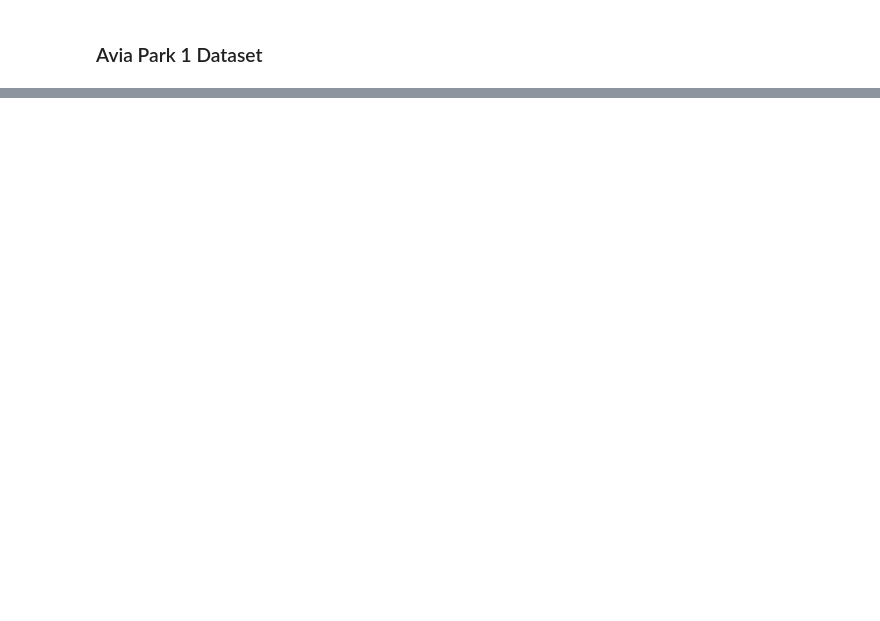
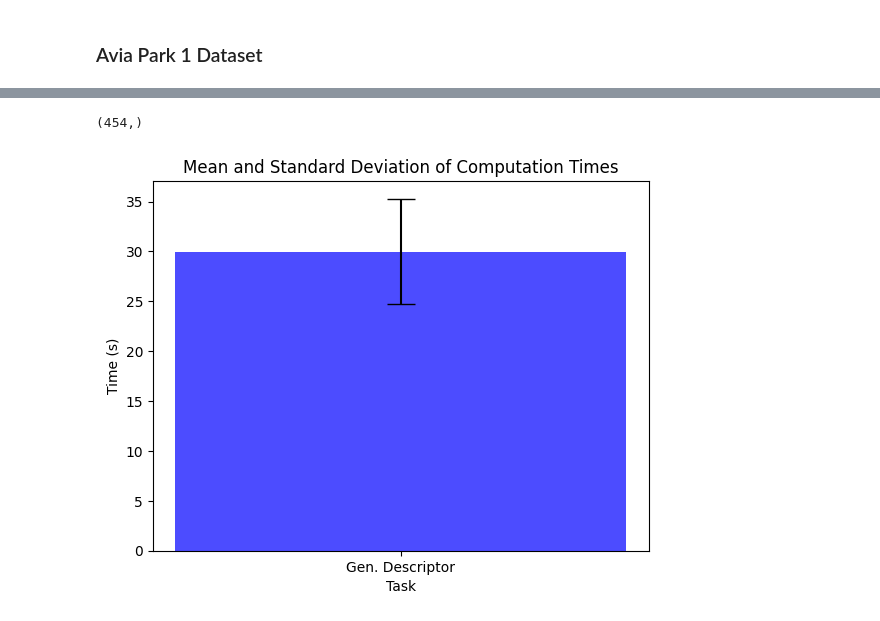
Before and after one commit to ChanWoo25/cw-eval-tools, a Jupyter notebook: eval_std/eval.ipynb, the cells around one changed output, grey strips where cells are left out. Drawn from its saved outputs; the diff is of its cells as text; code cells hidden in the pictures; blank space fills up the shorter version.

```diff
--- a/eval_std/eval.ipynb
+++ b/eval_std/eval.ipynb
@@ -93,0 +336,38 @@ Fail to detect loop, Score(0.0188 vs Min(0.0662)
+# %%
+# Sample computation times (replace this with your data)
+computation_times = [10.2, 9.5, 11.0, 10.8, 9.2, 11.5, 10.0, 9.7]
+
+desc_times = time_data[:,0]
+query_times = time_data[:,1]
+update_times = time_data[:,2]
+print(desc_times.shape)
+
+desc_mean = np.mean(desc_times)
+query_mean = np.mean(query_times)
+update_mean = np.mean(update_times)
+desc_std = np.std(desc_times)
+query_std = np.std(query_times)
+update_std = np.std(update_times)
+
+# # Calculate the mean and standard deviation
+# mean_time = np.mean(computation_times)
+# std_dev = np.std(computation_times)
+
+# # Data for plotting
+labels = ['Gen. Descriptor']
+values = [desc_mean]
+error = [desc_std]
+
+# # Create a bar graph with error bars
+plt.bar(labels, values, yerr=error, color='blue', alpha=0.7, capsize=10)
+
+# # Add labels and title
+plt.xlabel('Task')
+plt.ylabel('Time (s)')
+plt.title('Mean and Standard Deviation of Computation Times')
+
+# # Show the plot
+plt.show()
+# %% [output]
+(454,)
+[figure, added]
```
Also changed, not shown: parts of 8 cells of this notebook, 3 other files.
